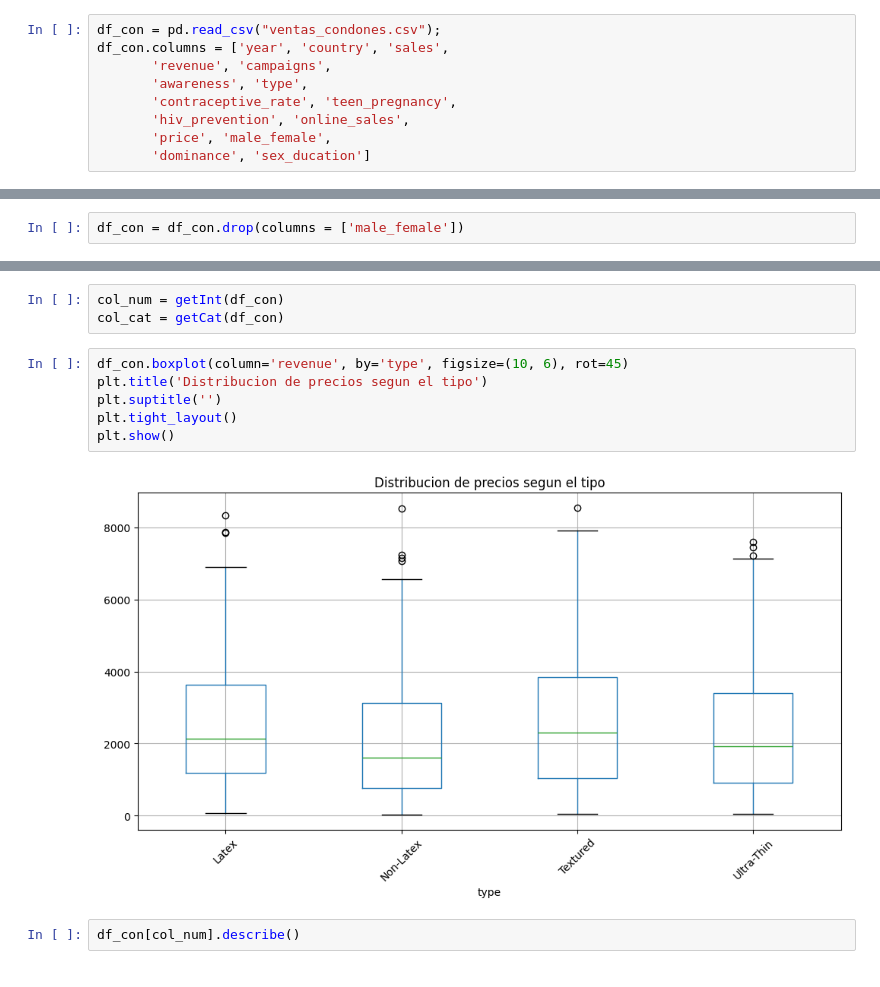
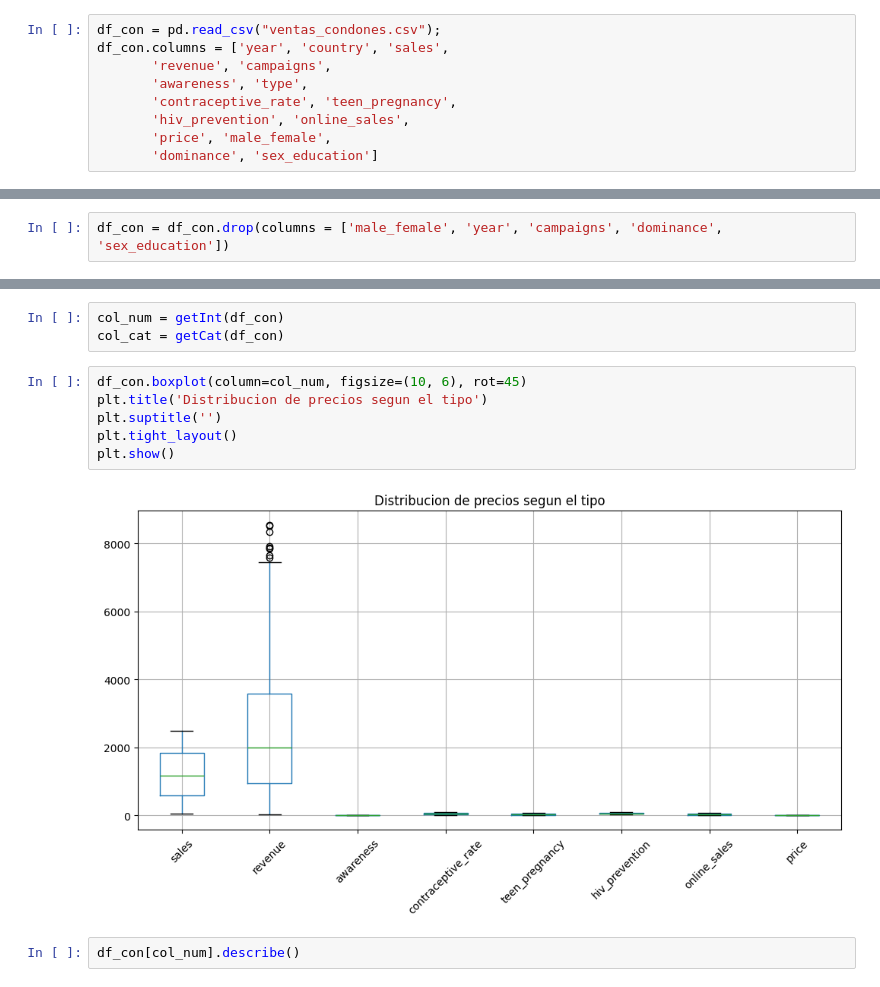
Before and after one commit to g3rrarrd/Proyecto_teoria_unah, a Jupyter notebook: Proyecto/condon.ipynb, the cells around one changed output, grey strips where cells are left out. Drawn from its saved outputs; the diff is of its cells as text.

```diff
--- a/Proyecto/condon.ipynb
+++ b/Proyecto/condon.ipynb
@@ -16,7 +16,7 @@ df_con.columns = ['year', 'country', 'sales',
        'contraceptive_rate', 'teen_pregnancy',
        'hiv_prevention', 'online_sales',
        'price', 'male_female',
-       'dominance', 'sex_ducation']
+       'dominance', 'sex_education']
 # %%
 df_con.head(10)
 # %% [output]
@@ -51,7 +51,7 @@ Name: count, dtype: int64
 # %% [markdown]
 ## Eliminamos las columnas que no vamos a utilizar
 # %%
-df_con = df_con.drop(columns = ['male_female'])
+df_con = df_con.drop(columns = ['male_female', 'year', 'campaigns', 'dominance', 'sex_education'])
 # %% [markdown]
 ## Creamos funciones para obtener las columnas numericas y cartegoricas
 # %%
@@ -72,13 +72,13 @@ def getCat(df):
 col_num = getInt(df_con)
 col_cat = getCat(df_con)
 # %%
-df_con.boxplot(column='revenue', by='type', figsize=(10, 6), rot=45)
+df_con.boxplot(column=col_num, figsize=(10, 6), rot=45)
 plt.title('Distribucion de precios segun el tipo')
 plt.suptitle('')
 plt.tight_layout()
 plt.show()
 # %% [output]
-[figure, old version]
+[figure, new version]
 # %%
 df_con[col_num].describe()
 # %% [output]
```
Also changed, not shown: parts of 22 cells of this notebook, 2 other files.
